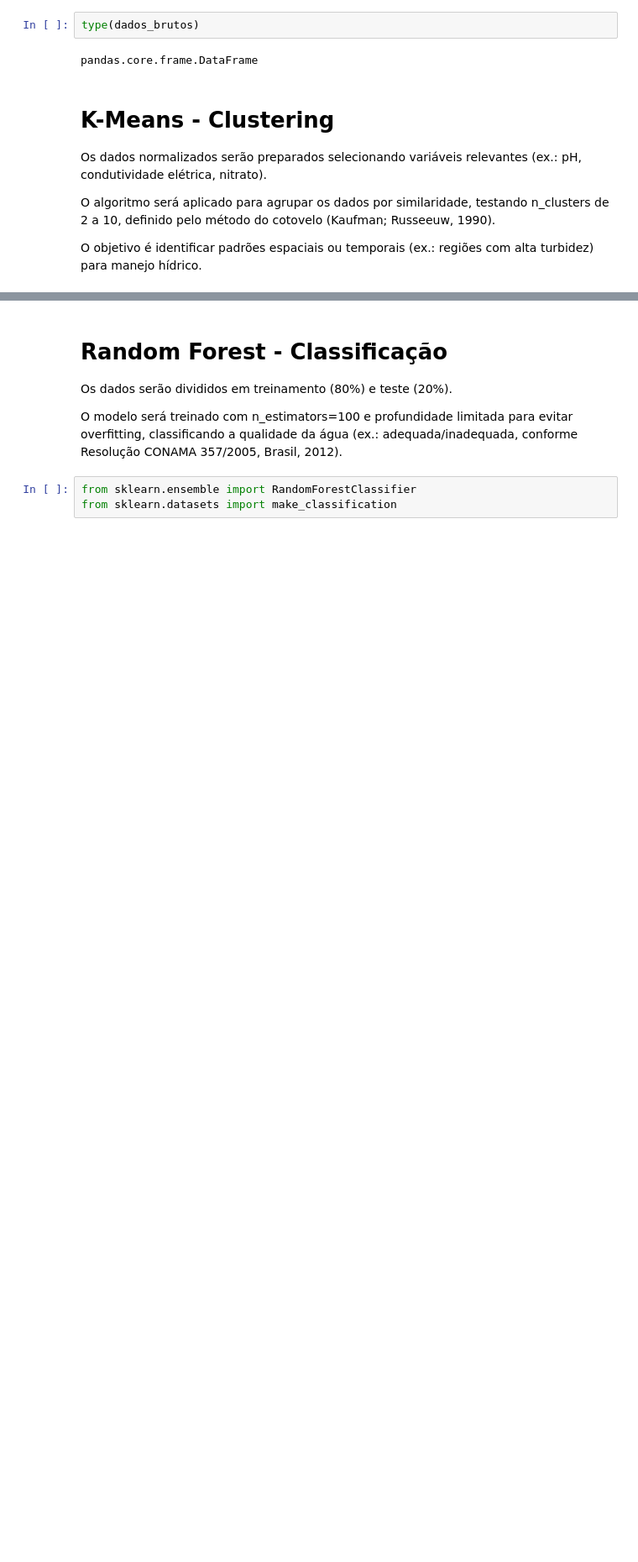
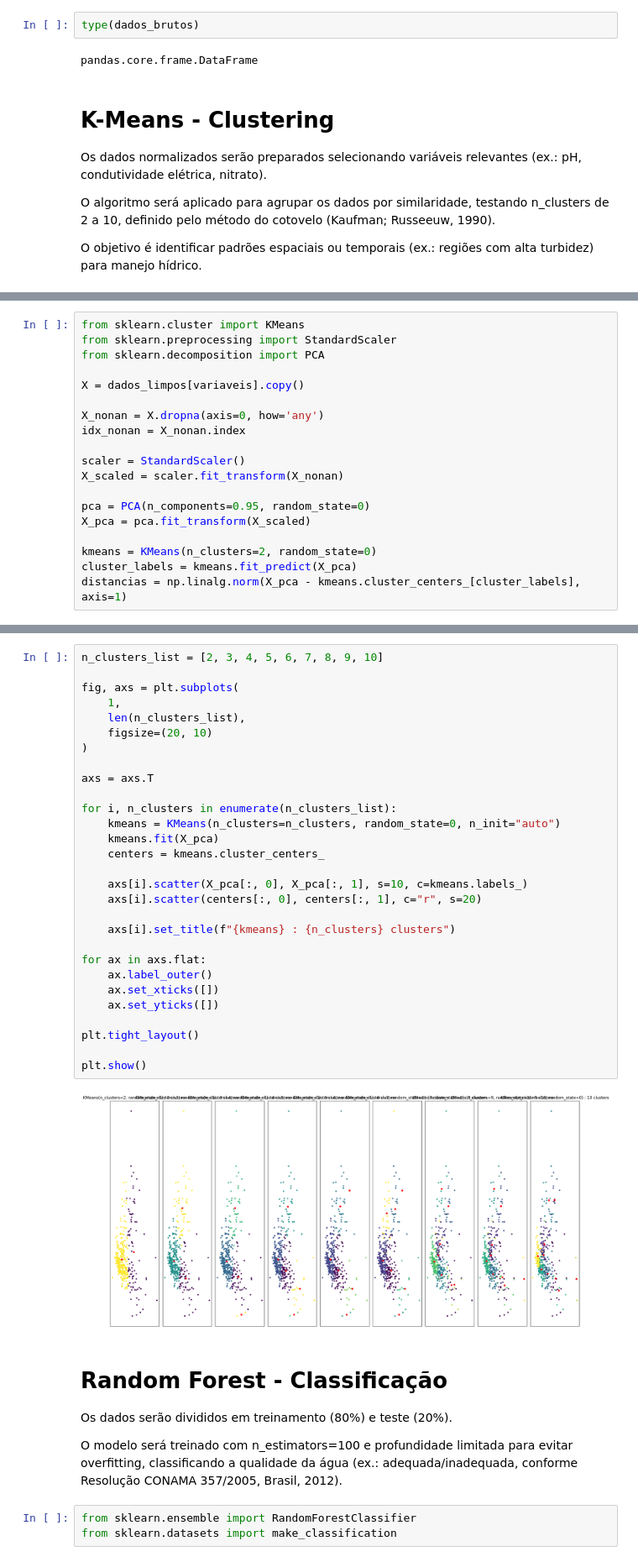
Before and after one commit to Guilherme-Betta/IC2, a Jupyter notebook: jupyter_notebooks/5_modelos_ML.ipynb, the cells around one changed output, grey strips where cells are left out. Shown at 84% size. Saved outputs shown, nothing was run; the diff lists cells and outputs as text; blank space fills up the shorter version.

Commit message:
Tentativa K-Means
Criação de algoritmo para clustering K-Means, e geração de visualizações dos clusters

```diff
--- a/jupyter_notebooks/5_modelos_ML.ipynb
+++ b/jupyter_notebooks/5_modelos_ML.ipynb
@@ -71,0 +74,19 @@ array([0, 0, 0, 0, 0, 0, 1, 1, 1, 0, 0, 0, 0, 0, 0, 0, 0, 0, 1, 1, 1, 0,
+# %%
+from sklearn.cluster import KMeans
+from sklearn.preprocessing import StandardScaler
+from sklearn.decomposition import PCA
+
+X = dados_limpos[variaveis].copy()
+
+X_nonan = X.dropna(axis=0, how='any')
+idx_nonan = X_nonan.index
+
+scaler = StandardScaler()
+X_scaled = scaler.fit_transform(X_nonan)
+
+pca = PCA(n_components=0.95, random_state=0)
+X_pca = pca.fit_transform(X_scaled)
+
+kmeans = KMeans(n_clusters=2, random_state=0)
+cluster_labels = kmeans.fit_predict(X_pca)
+distancias = np.linalg.norm(X_pca - kmeans.cluster_centers_[cluster_labels], axis=1)
@@ -72,3 +116,34 @@ array([0, 0, 0, 0, 0, 0, 1, 1, 1, 0, 0, 0, 0, 0, 0, 0, 0, 0, 1, 1, 1, 0,
+# %%
+n_clusters_list = [2, 3, 4, 5, 6, 7, 8, 9, 10]
+
+fig, axs = plt.subplots(
+    1,
+    len(n_clusters_list),
+    figsize=(20, 10)
+)
+
+axs = axs.T
+
+for i, n_clusters in enumerate(n_clusters_list):
+    kmeans = KMeans(n_clusters=n_clusters, random_state=0, n_init="auto")
+    kmeans.fit(X_pca)
+    centers = kmeans.cluster_centers_
+
+    axs[i].scatter(X_pca[:, 0], X_pca[:, 1], s=10, c=kmeans.labels_)
+    axs[i].scatter(centers[:, 0], centers[:, 1], c="r", s=20)
+
+    axs[i].set_title(f"{kmeans} : {n_clusters} clusters")
+
+for ax in axs.flat:
+    ax.label_outer()
+    ax.set_xticks([])
+    ax.set_yticks([])
+
+plt.tight_layout()
+
+plt.show()
+# %% [output]
+[figure, added]
 # %% [markdown]
 # Random Forest - Classificação
 
```
Also changed, not shown: parts of 4 cells of this notebook.
